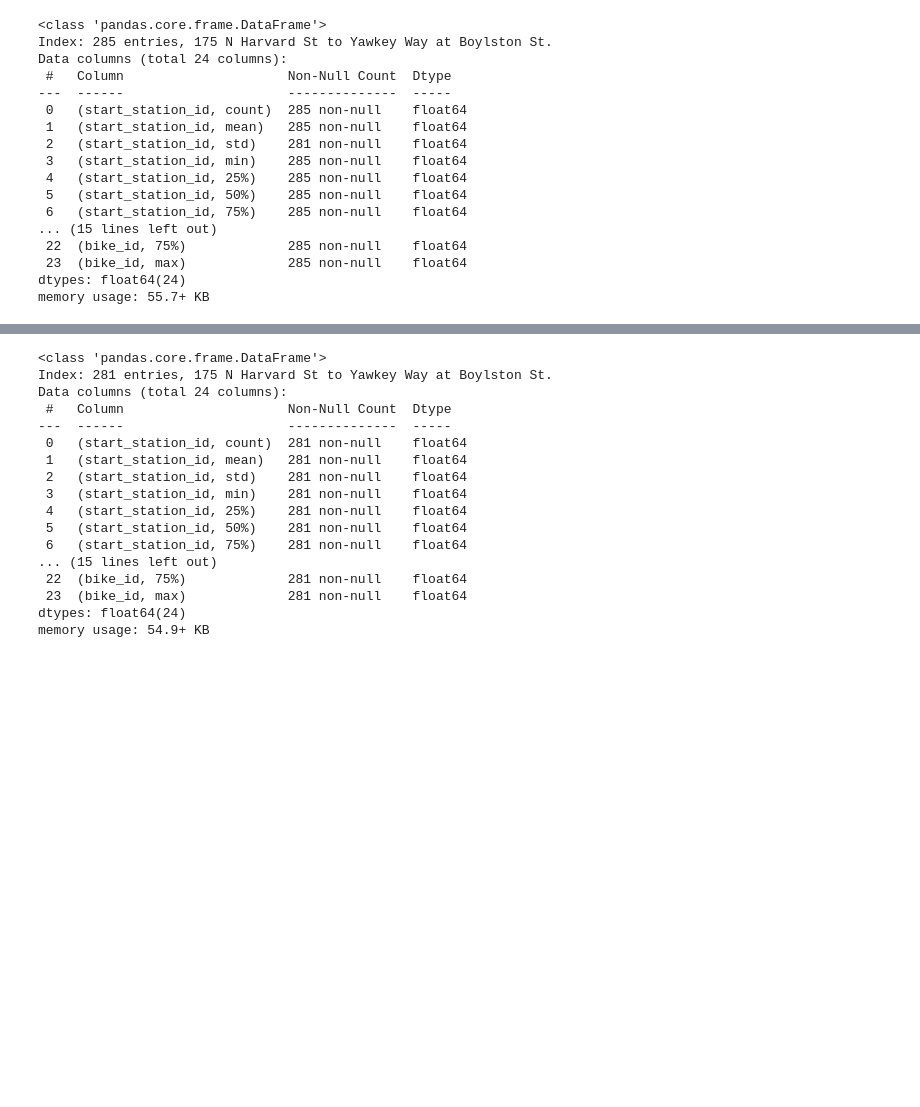
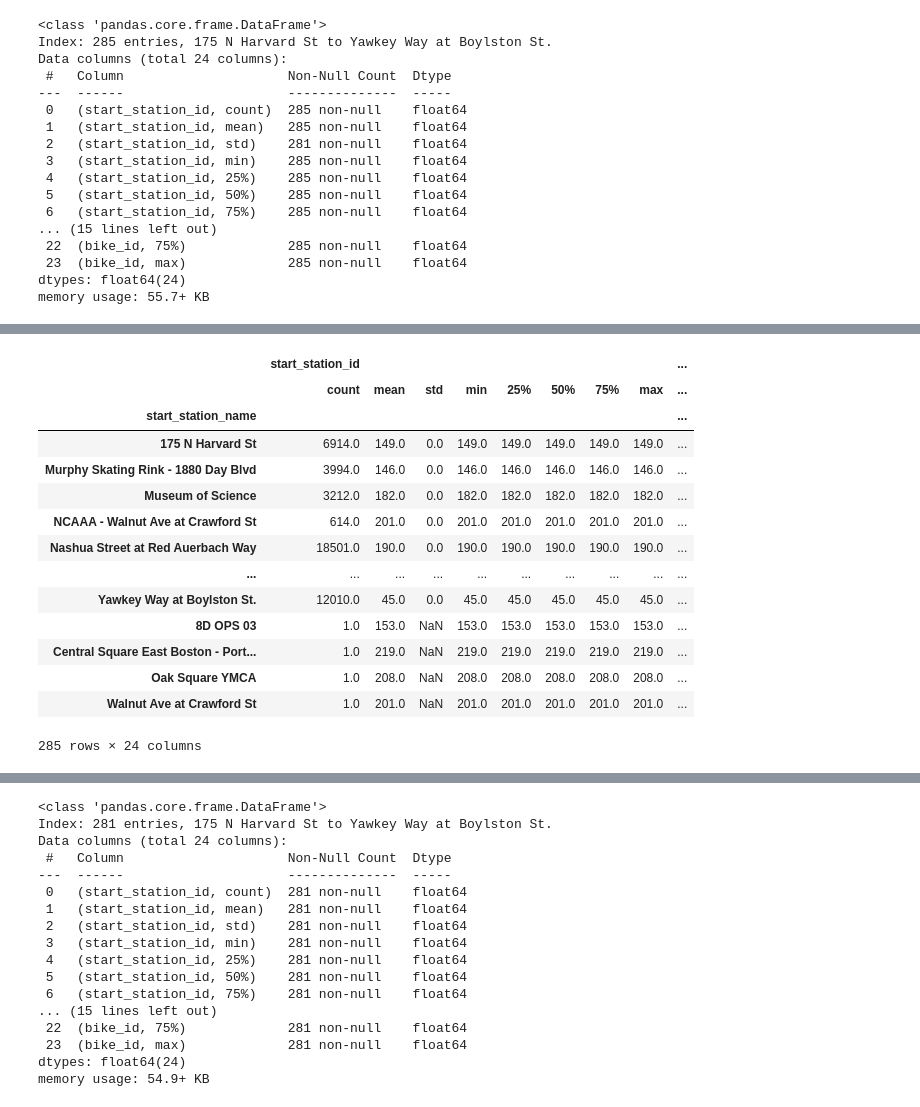
Before and after one commit to OliverSauren/AA_22_Team_14, a Jupyter notebook: data_cleaning.ipynb, the cells around one changed output, grey strips where cells are left out. Saved outputs shown, nothing was run; the diff lists cells and outputs as text; code cells hidden in the pictures; blank space fills up the shorter version.

```diff
--- a/data_cleaning.ipynb
+++ b/data_cleaning.ipynb
@@ -93,0 +133,19 @@ memory usage: 55.7+ KB
+# %%
+groupByStationNameNaN = data.groupby("start_station_name").describe()
+groupByStationNameNaN.sort_values([('start_station_id', 'std')], ascending=True)
+# %% [output]
+|  | start_station_id |  |  |  |  |  |  |  | ... |
+|  | count | mean | std | min | 25% | 50% | 75% | max | ... |
+| start_station_name |  |  |  |  |  |  |  |  | ... |
+| 175 N Harvard St | 6914.0 | 149.0 | 0.0 | 149.0 | 149.0 | 149.0 | 149.0 | 149.0 | ... |
+| Murphy Skating Rink - 1880 Day Blvd | 3994.0 | 146.0 | 0.0 | 146.0 | 146.0 | 146.0 | 146.0 | 146.0 | ... |
+| Museum of Science | 3212.0 | 182.0 | 0.0 | 182.0 | 182.0 | 182.0 | 182.0 | 182.0 | ... |
+| NCAAA - Walnut Ave at Crawford St | 614.0 | 201.0 | 0.0 | 201.0 | 201.0 | 201.0 | 201.0 | 201.0 | ... |
+| Nashua Street at Red Auerbach Way | 18501.0 | 190.0 | 0.0 | 190.0 | 190.0 | 190.0 | 190.0 | 190.0 | ... |
+| ... | ... | ... | ... | ... | ... | ... | ... | ... | ... |
+| Yawkey Way at Boylston St. | 12010.0 | 45.0 | 0.0 | 45.0 | 45.0 | 45.0 | 45.0 | 45.0 | ... |
+| 8D OPS 03 | 1.0 | 153.0 | NaN | 153.0 | 153.0 | 153.0 | 153.0 | 153.0 | ... |
+| Central Square East Boston - Port... | 1.0 | 219.0 | NaN | 219.0 | 219.0 | 219.0 | 219.0 | 219.0 | ... |
+| Oak Square YMCA | 1.0 | 208.0 | NaN | 208.0 | 208.0 | 208.0 | 208.0 | 208.0 | ... |
+| Walnut Ave at Crawford St | 1.0 | 201.0 | NaN | 201.0 | 201.0 | 201.0 | 201.0 | 201.0 | ... |
+285 rows × 24 columns
```
Also changed, not shown: parts of 11 cells of this notebook.
